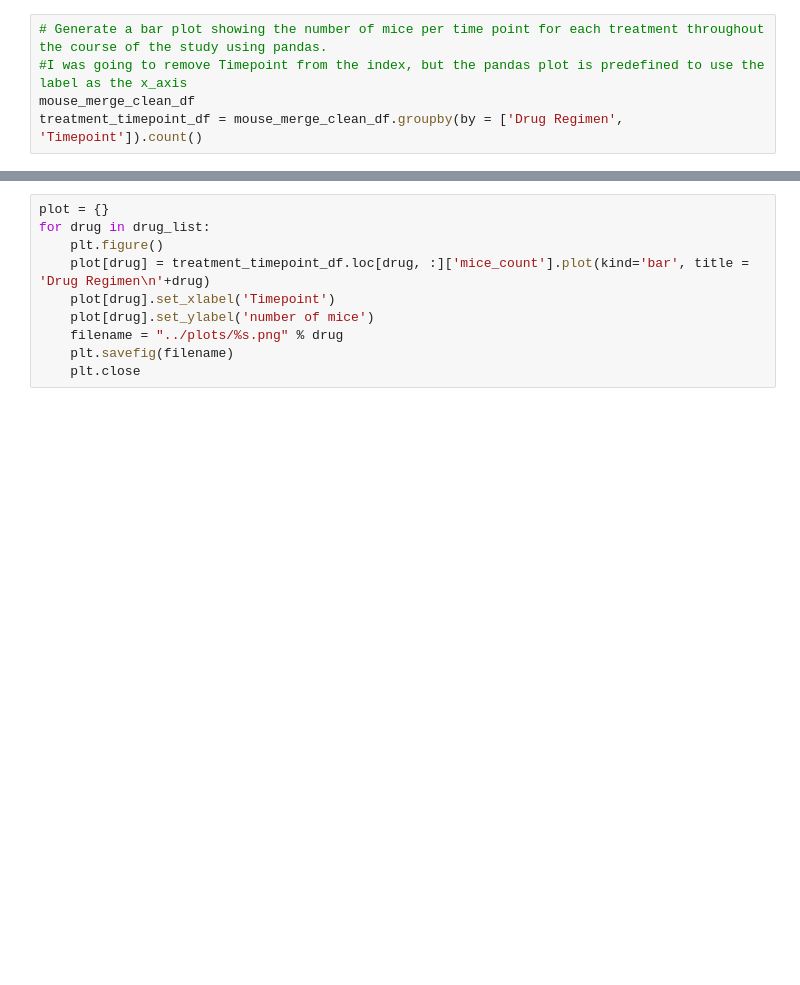
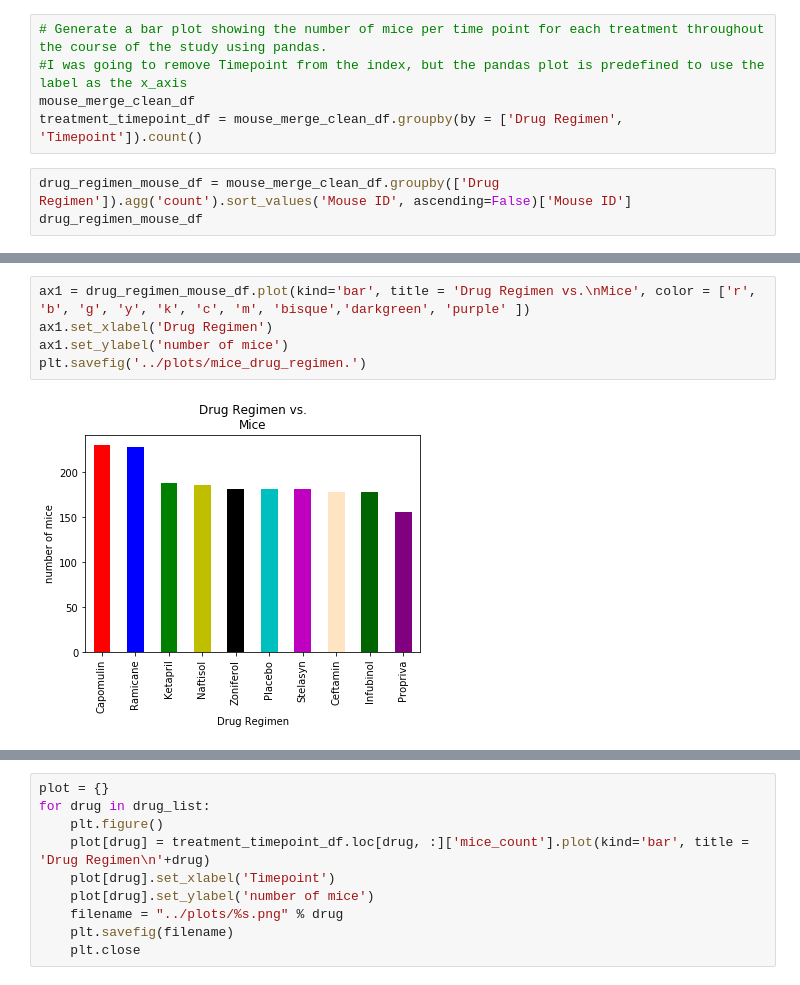
Before and after one commit to theaddies/05-Matplotlib, a Jupyter notebook: Pymaceuticals/pymaceuticals_starter.ipynb, the cells around one changed output, grey strips where cells are left out. Drawn from its saved outputs; the diff is of its cells as text; blank space fills up the shorter version.

Commit message:
tidied up plots and dumbed them down

```diff
--- a/Pymaceuticals/pymaceuticals_starter.ipynb
+++ b/Pymaceuticals/pymaceuticals_starter.ipynb
@@ -344,3 +344,6 @@ drug_stats_summary
 #I was going to remove Timepoint from the index, but the pandas plot is predefined to use the label as the x_axis
 mouse_merge_clean_df
 treatment_timepoint_df = mouse_merge_clean_df.groupby(by = ['Drug Regimen', 'Timepoint']).count()
+# %%
+drug_regimen_mouse_df = mouse_merge_clean_df.groupby(['Drug Regimen']).agg('count').sort_values('Mouse ID', ascending=False)['Mouse ID']
+drug_regimen_mouse_df
@@ -346,0 +363,7 @@ treatment_timepoint_df = mouse_merge_clean_df.groupby(by = ['Drug Regimen', 'Tim
+# %%
+ax1 = drug_regimen_mouse_df.plot(kind='bar', title = 'Drug Regimen vs.\nMice', color = ['r', 'b', 'g', 'y', 'k', 'c', 'm', 'bisque','darkgreen', 'purple' ])
+ax1.set_xlabel('Drug Regimen')
+ax1.set_ylabel('number of mice')
+plt.savefig('../plots/mice_drug_regimen.')
+# %% [output]
+[figure, added]
```
Also changed, not shown: parts of 13 cells of this notebook.
